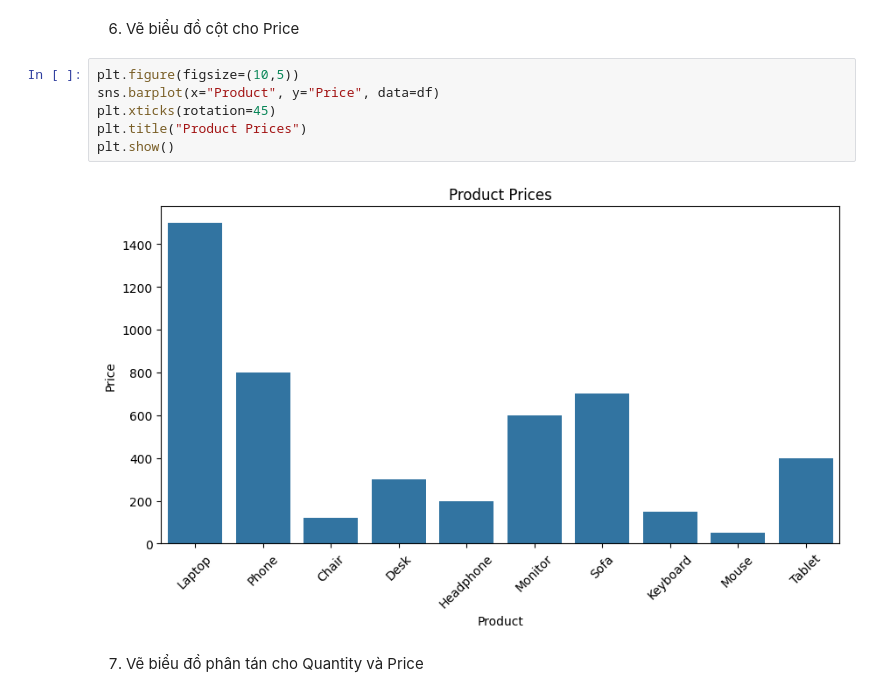
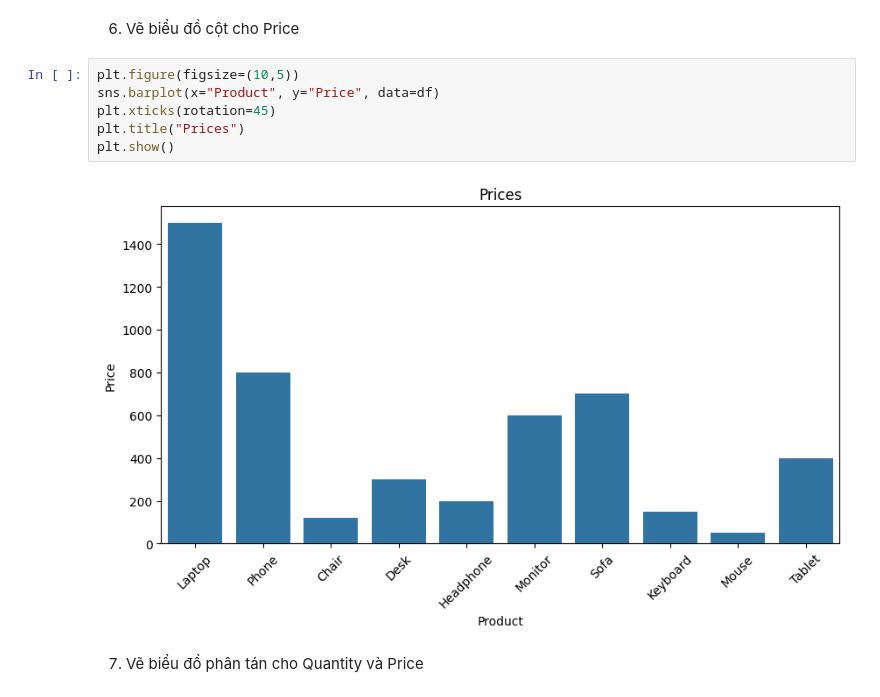
Before and after one commit to hoanganh2411/dulieuvahocsau, a Jupyter notebook: thigiuaki.ipynb, the cells around one changed output. Drawn from its saved outputs; the diff is of its cells as text.

```diff
--- a/thigiuaki.ipynb
+++ b/thigiuaki.ipynb
@@ -82,11 +82,11 @@ df_sorted
 # %%
 plt.figure(figsize=(10,5))
 sns.barplot(x="Product", y="Price", data=df)
 plt.xticks(rotation=45)
-plt.title("Product Prices")
+plt.title("Prices")
 plt.show()
 # %% [output]
-[figure, old version]
+[figure, new version]
 # %% [markdown]
 7. Vẽ biểu đồ phân tán cho Quantity và Price
 # %%
```
Also changed, not shown: parts of 14 cells of this notebook.
